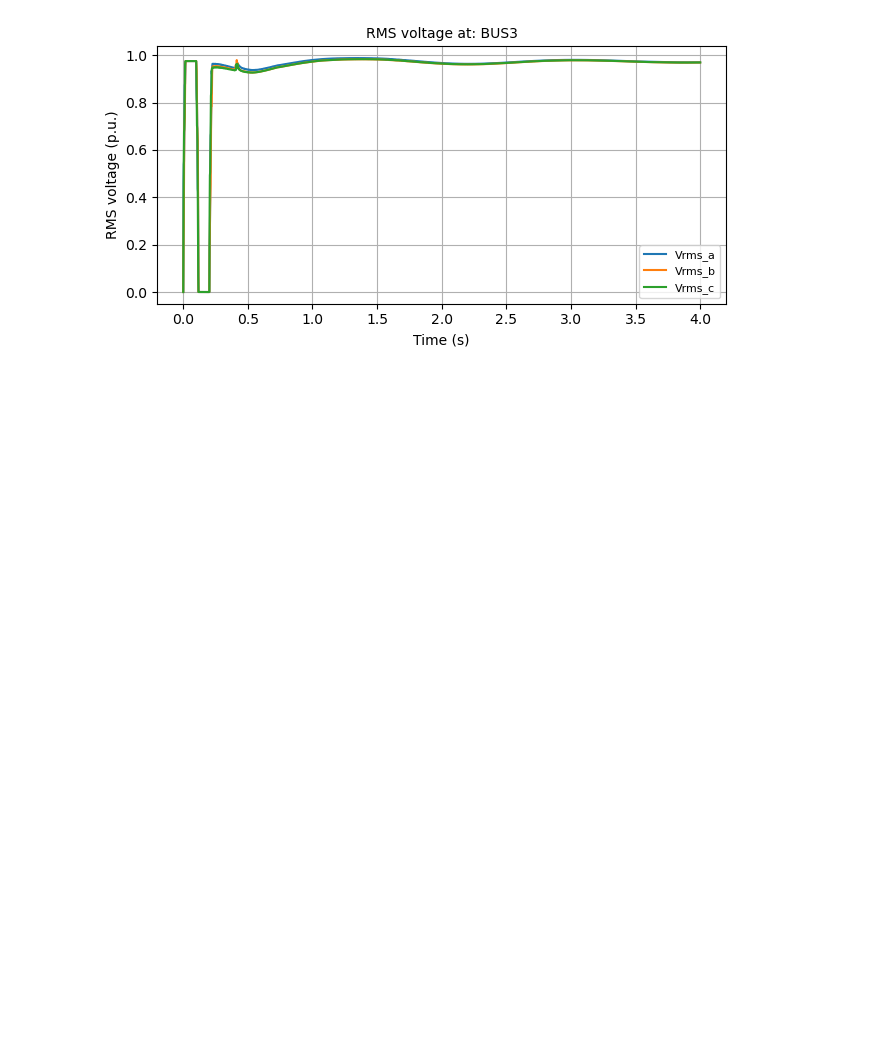
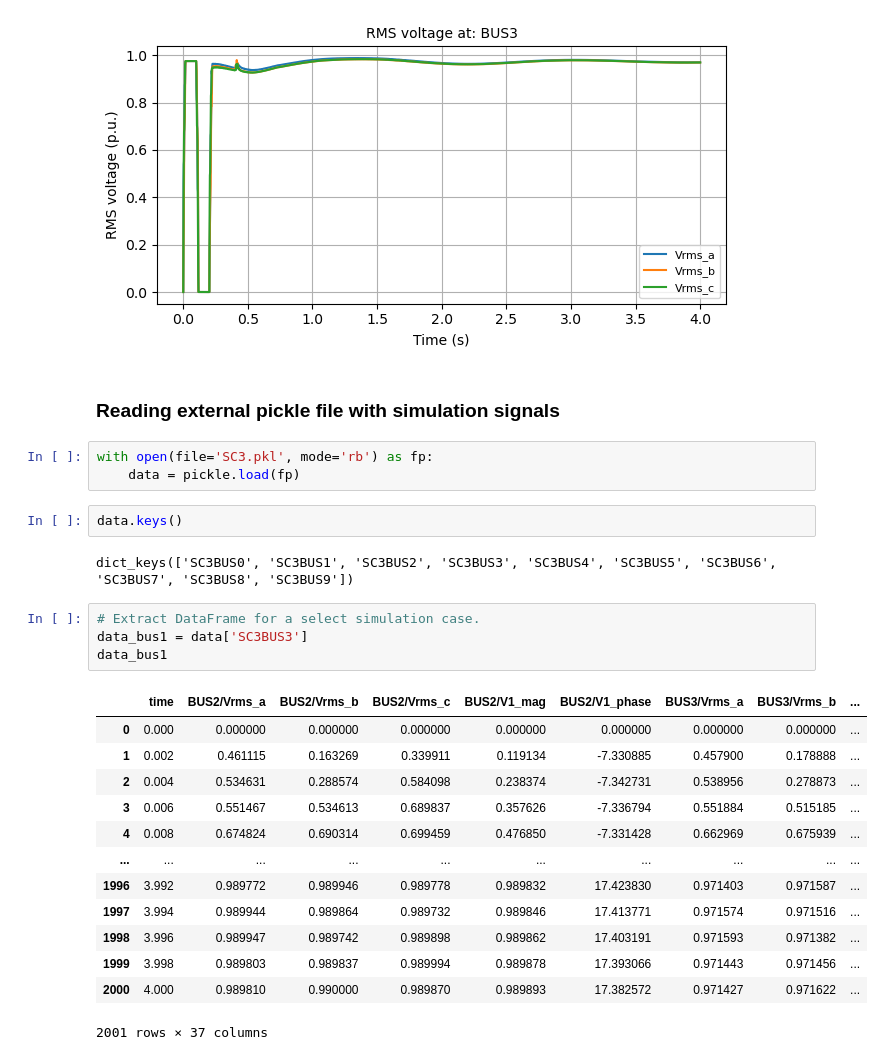
Before and after one commit to sarajcev/load_emtp_data, a Jupyter notebook: Process-EMTP-RV-Outputs.ipynb, the cells around one changed output. Drawn from its saved outputs; the diff is of its cells as text; blank space fills up the shorter version.

```diff
--- a/Process-EMTP-RV-Outputs.ipynb
+++ b/Process-EMTP-RV-Outputs.ipynb
@@ -89,3 +92,30 @@ plot_bus_voltages_rms(data, 'BUS2')
 plot_bus_voltages_rms(data, 'BUS3')
 # %% [output]
 [figure]
+# %% [markdown]
+### Reading external pickle file with simulation signals
+# %%
+with open(file='SC3.pkl', mode='rb') as fp:
+    data = pickle.load(fp)
+# %%
+data.keys()
+# %% [output]
+dict_keys(['SC3BUS0', 'SC3BUS1', 'SC3BUS2', 'SC3BUS3', 'SC3BUS4', 'SC3BUS5', 'SC3BUS6', 'SC3BUS7', 'SC3BUS8', 'SC3BUS9'])
+# %%
+# Extract DataFrame for a select simulation case.
+data_bus1 = data['SC3BUS3']
+data_bus1
+# %% [output]
+|  | time | BUS2/Vrms_a | BUS2/Vrms_b | BUS2/Vrms_c | BUS2/V1_mag | BUS2/V1_phase | BUS3/Vrms_a | BUS3/Vrms_b | ... |
+| 0 | 0.000 | 0.000000 | 0.000000 | 0.000000 | 0.000000 | 0.000000 | 0.000000 | 0.000000 | ... |
+| 1 | 0.002 | 0.461115 | 0.163269 | 0.339911 | 0.119134 | -7.330885 | 0.457900 | 0.178888 | ... |
+| 2 | 0.004 | 0.534631 | 0.288574 | 0.584098 | 0.238374 | -7.342731 | 0.538956 | 0.278873 | ... |
+| 3 | 0.006 | 0.551467 | 0.534613 | 0.689837 | 0.357626 | -7.336794 | 0.551884 | 0.515185 | ... |
+| 4 | 0.008 | 0.674824 | 0.690314 | 0.699459 | 0.476850 | -7.331428 | 0.662969 | 0.675939 | ... |
+| ... | ... | ... | ... | ... | ... | ... | ... | ... | ... |
+| 1996 | 3.992 | 0.989772 | 0.989946 | 0.989778 | 0.989832 | 17.423830 | 0.971403 | 0.971587 | ... |
+| 1997 | 3.994 | 0.989944 | 0.989864 | 0.989732 | 0.989846 | 17.413771 | 0.971574 | 0.971516 | ... |
+| 1998 | 3.996 | 0.989947 | 0.989742 | 0.989898 | 0.989862 | 17.403191 | 0.971593 | 0.971382 | ... |
+| 1999 | 3.998 | 0.989803 | 0.989837 | 0.989994 | 0.989878 | 17.393066 | 0.971443 | 0.971456 | ... |
+| 2000 | 4.000 | 0.989810 | 0.990000 | 0.989870 | 0.989893 | 17.382572 | 0.971427 | 0.971622 | ... |
+2001 rows × 37 columns
```
Also changed, not shown: parts of 6 cells of this notebook, 2 other files.
